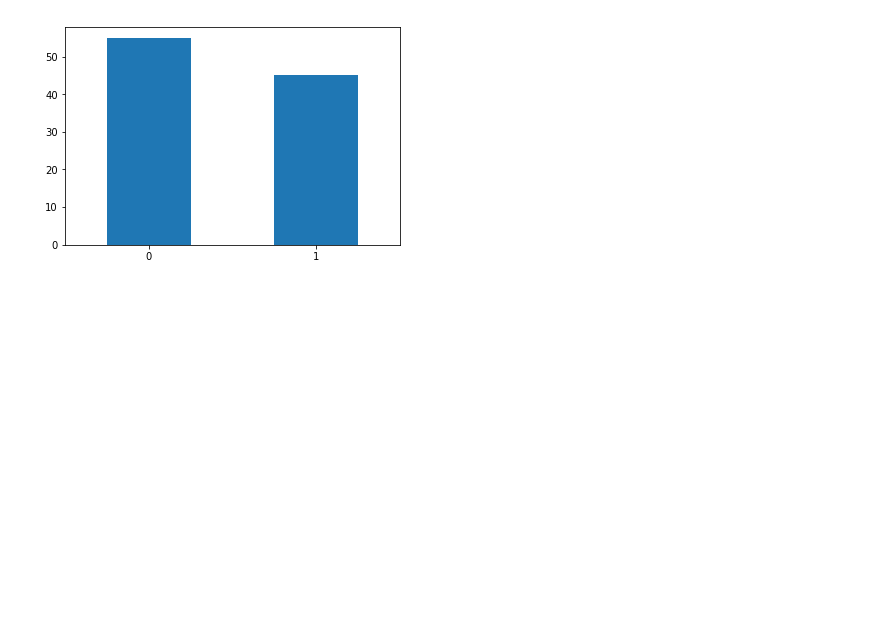
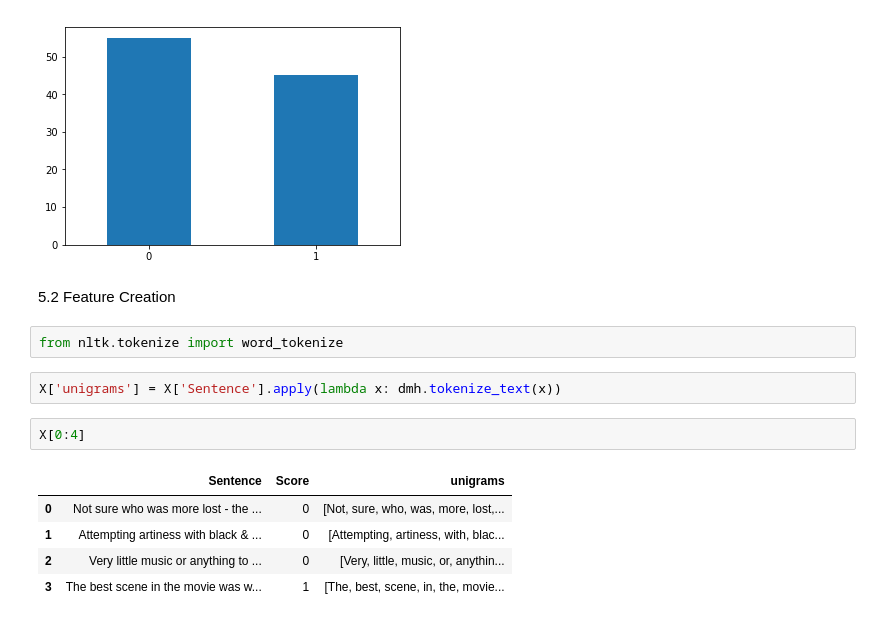
Before and after one commit to orison09/data_mining_hw_1, a Jupyter notebook: hw_1.ipynb, the cells around one changed output. Saved outputs shown, nothing was run; the diff lists cells and outputs as text; blank space fills up the shorter version.

```diff
--- a/hw_1.ipynb
+++ b/hw_1.ipynb
@@ -365,3 +370,17 @@ X_sample.Score.value_counts().plot(kind="bar",rot=0)
 # %% [output]
 <matplotlib.axes._subplots.AxesSubplot at 0x...>
 [figure]
+# %% [markdown]
+5.2 Feature Creation
+# %%
+from nltk.tokenize import word_tokenize
+# %%
+X['unigrams'] = X['Sentence'].apply(lambda x: dmh.tokenize_text(x))
+# %%
+X[0:4]
+# %% [output]
+|  | Sentence | Score | unigrams |
+| 0 | Not sure who was more lost - the ... | 0 | [Not, sure, who, was, more, lost,... |
+| 1 | Attempting artiness with black & ... | 0 | [Attempting, artiness, with, blac... |
+| 2 | Very little music or anything to ... | 0 | [Very, little, music, or, anythin... |
+| 3 | The best scene in the movie was w... | 1 | [The, best, scene, in, the, movie... |
```
Also changed, not shown: parts of 39 cells of this notebook.
